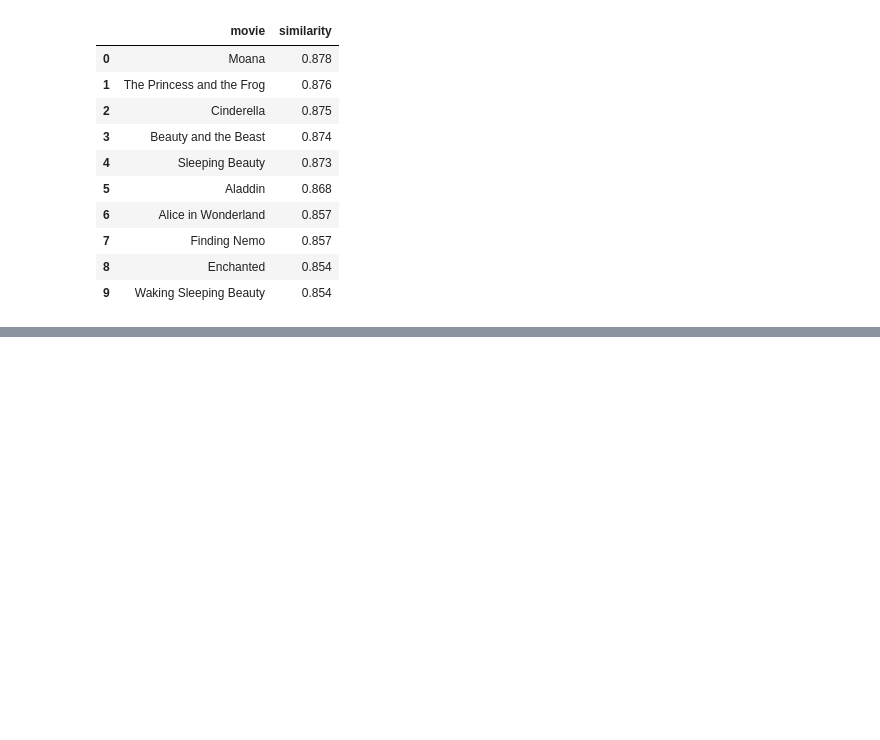
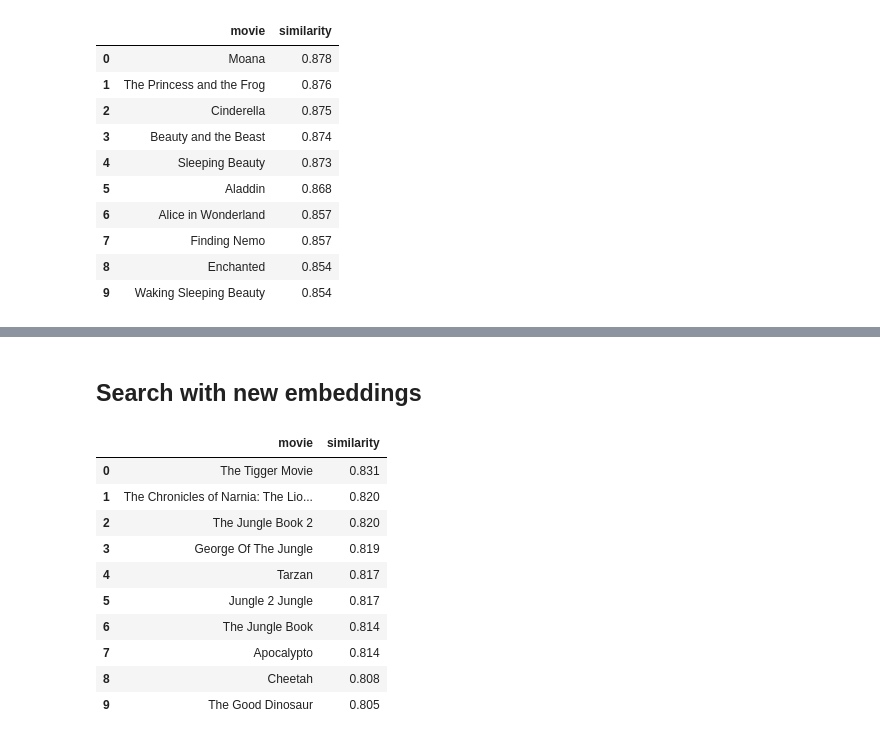
Before and after one commit to pamelafox/visual-exploration-vectors, a Jupyter notebook: movie_vectors.ipynb, the cells around one changed output, grey strips where cells are left out. Saved outputs shown, nothing was run; the diff lists cells and outputs as text; code cells hidden in the pictures; blank space fills up the shorter version.

```diff
--- a/movie_vectors.ipynb
+++ b/movie_vectors.ipynb
@@ -151,0 +152,49 @@ movie_keys[most_similar[0]], movie_keys[most_similar[1]], similarities[most_simi
+# %% [markdown]
+## Search with new embeddings
+# %%
+import json
+import os
+
+from azure.identity import DefaultAzureCredential, get_bearer_token_provider
+import openai
+import dotenv
+
+
+dotenv.load_dotenv()
+
+# Set up OpenAI client
+AZURE_OPENAI_SERVICE = os.getenv("AZURE_OPENAI_SERVICE")
+AZURE_OPENAI_EMBEDDING_DEPLOYMENT = os.getenv("AZURE_OPENAI_EMBEDDING_DEPLOYMENT")
+azure_credential = DefaultAzureCredential()
+token_provider = get_bearer_token_provider(azure_credential, "https://cognitiveservices.azure.com/.default")
+openai_client = openai.AzureOpenAI(
+    api_version="2023-07-01-preview",
+    azure_endpoint=f"https://{AZURE_OPENAI_SERVICE}.openai.azure.com",
+    azure_ad_token_provider=token_provider,
+)
+
+def get_embedding(text):
+    """Calculate embeddings using OpenAI in a batch (all words at once)"""
+    embeddings_response = openai_client.embeddings.create(model=AZURE_OPENAI_EMBEDDING_DEPLOYMENT, input=text)
+    return embeddings_response.data[0].embedding
+# %%
+new_vector = get_embedding("peliculas sobre leones")
+
+similarities = np.dot(new_vector, np.array(list(movies.values())).T)
+
+most_similar = np.argsort(similarities)[::-1][1:11]
+similar_movies = [(list(movies.keys())[i], round(similarities[i], 3)) for i in most_similar]
+
+pd.DataFrame(similar_movies, columns=['movie', 'similarity'])
+# %% [output]
+|  | movie | similarity |
+| 0 | The Tigger Movie | 0.831 |
+| 1 | The Chronicles of Narnia: The Lio... | 0.820 |
+| 2 | The Jungle Book 2 | 0.820 |
+| 3 | George Of The Jungle | 0.819 |
+| 4 | Tarzan | 0.817 |
+| 5 | Jungle 2 Jungle | 0.817 |
+| 6 | The Jungle Book | 0.814 |
+| 7 | Apocalypto | 0.814 |
+| 8 | Cheetah | 0.808 |
+| 9 | The Good Dinosaur | 0.805 |
```
Also changed, not shown: parts of 5 cells of this notebook, 3 other files.
